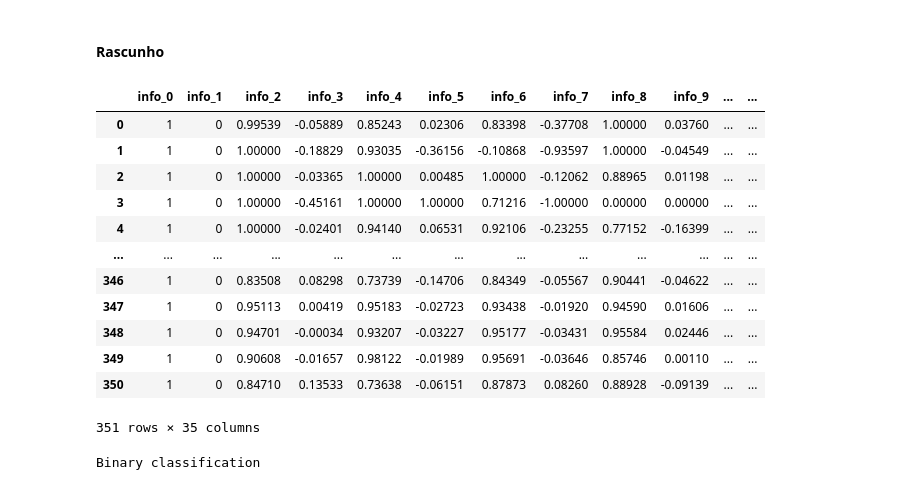
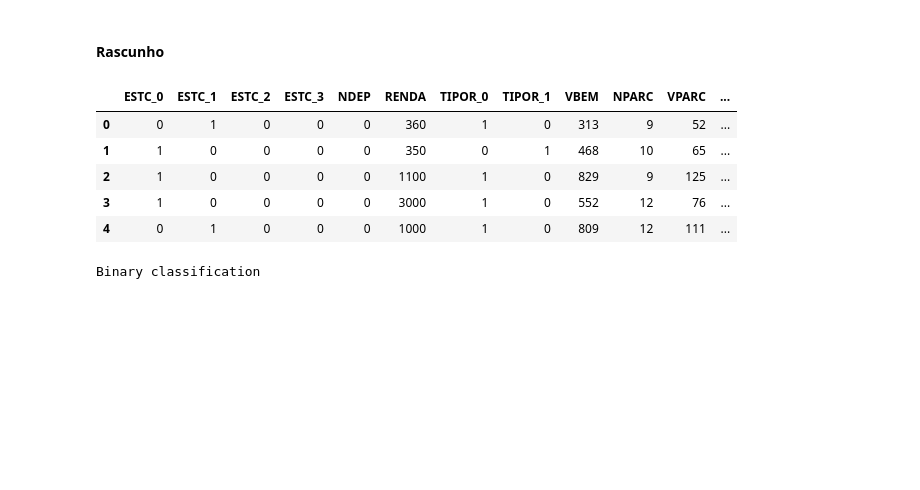
Before and after one commit to mdrs-thiago/PUC_Redes_Neurais, a Jupyter notebook: grad/lista_1/class_pratica1.ipynb, the cells around one changed output. Cells and saved outputs as stored; diff of their text form; code cells hidden in the pictures; blank space fills up the shorter version.

```diff
--- a/grad/lista_1/class_pratica1.ipynb
+++ b/grad/lista_1/class_pratica1.ipynb
@@ -326,8 +350,8 @@ Não esqueça de verificar o path para a pasta. Mude também o filename, de acor
 #Mudar o rootname para o diretório atual do Notebook.
 #root_name = '/content/drive/MyDrive/Monitoria_RN/pratica1 - classificacao/'
 root_name = os.getcwd()
-dataset = 'ionosphere'
-filename = f'datasets\\{dataset}'
+dataset = 'analise_credito'
+filename = os.path.join('datasets',dataset)
 # %%
 description_path = os.path.join(root_name,filename,'data_info.json')
 with open(description_path,'r') as f:
@@ -377,21 +401,14 @@ dataset
 new_df = transform_data(dataset,dataset_columns,normalize=False)
 #new_df.head()
 # %%
-new_df
+new_df.head()
 # %% [output]
-|  | info_0 | info_1 | info_2 | info_3 | info_4 | info_5 | info_6 | info_7 | info_8 | info_9 | ... | ... |
-| 0 | 1 | 0 | 0.99539 | -0.05889 | 0.85243 | 0.02306 | 0.83398 | -0.37708 | 1.00000 | 0.03760 | ... | ... |
-| 1 | 1 | 0 | 1.00000 | -0.18829 | 0.93035 | -0.36156 | -0.10868 | -0.93597 | 1.00000 | -0.04549 | ... | ... |
-| 2 | 1 | 0 | 1.00000 | -0.03365 | 1.00000 | 0.00485 | 1.00000 | -0.12062 | 0.88965 | 0.01198 | ... | ... |
-| 3 | 1 | 0 | 1.00000 | -0.45161 | 1.00000 | 1.00000 | 0.71216 | -1.00000 | 0.00000 | 0.00000 | ... | ... |
-| 4 | 1 | 0 | 1.00000 | -0.02401 | 0.94140 | 0.06531 | 0.92106 | -0.23255 | 0.77152 | -0.16399 | ... | ... |
-| ... | ... | ... | ... | ... | ... | ... | ... | ... | ... | ... | ... | ... |
-| 346 | 1 | 0 | 0.83508 | 0.08298 | 0.73739 | -0.14706 | 0.84349 | -0.05567 | 0.90441 | -0.04622 | ... | ... |
-| 347 | 1 | 0 | 0.95113 | 0.00419 | 0.95183 | -0.02723 | 0.93438 | -0.01920 | 0.94590 | 0.01606 | ... | ... |
-| 348 | 1 | 0 | 0.94701 | -0.00034 | 0.93207 | -0.03227 | 0.95177 | -0.03431 | 0.95584 | 0.02446 | ... | ... |
-| 349 | 1 | 0 | 0.90608 | -0.01657 | 0.98122 | -0.01989 | 0.95691 | -0.03646 | 0.85746 | 0.00110 | ... | ... |
-| 350 | 1 | 0 | 0.84710 | 0.13533 | 0.73638 | -0.06151 | 0.87873 | 0.08260 | 0.88928 | -0.09139 | ... | ... |
+|  | ESTC_0 | ESTC_1 | ESTC_2 | ESTC_3 | NDEP | RENDA | TIPOR_0 | TIPOR_1 | VBEM | NPARC | VPARC | ... |
+| 0 | 0 | 1 | 0 | 0 | 0 | 360 | 1 | 0 | 313 | 9 | 52 | ... |
+| 1 | 1 | 0 | 0 | 0 | 0 | 350 | 0 | 1 | 468 | 10 | 65 | ... |
+| 2 | 1 | 0 | 0 | 0 | 0 | 1100 | 1 | 0 | 829 | 9 | 125 | ... |
+| 3 | 1 | 0 | 0 | 0 | 0 | 3000 | 1 | 0 | 552 | 12 | 76 | ... |
+| 4 | 0 | 1 | 0 | 0 | 0 | 1000 | 1 | 0 | 809 | 12 | 111 | ... |
-351 rows × 35 columns
 # %%
 X = new_df.values[:,:-1].astype('float')
 target = new_df.values[:,-1]
```
Also changed, not shown: parts of 26 cells of this notebook.
